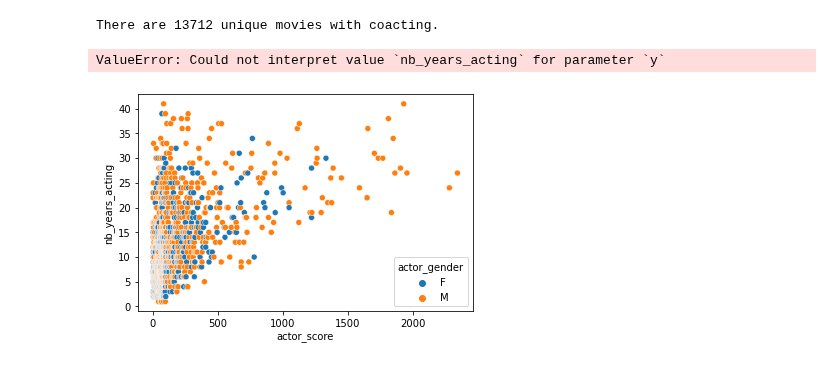
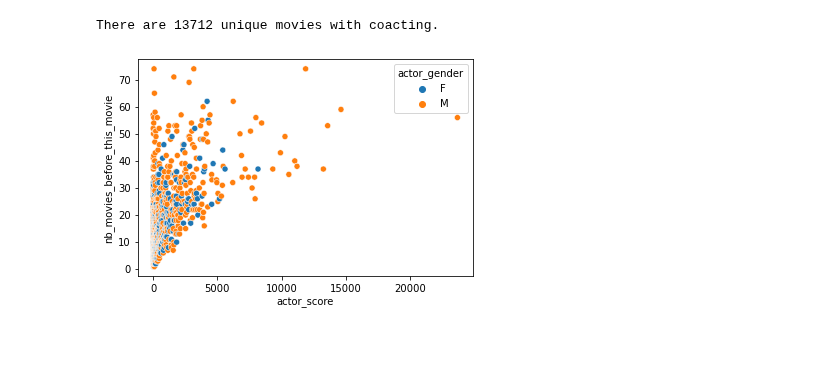
Before and after one commit to epfl-ada/ada-2022-project-dadalife, a Jupyter notebook: movies_has_a_revelation.ipynb, the cells around one changed output. Drawn from its saved outputs; the diff is of its cells as text; code cells hidden in the pictures.

```diff
--- a/movies_has_a_revelation.ipynb
+++ b/movies_has_a_revelation.ipynb
@@ -228 +155,23 @@ df_numbers[df_numbers['actor_name']=='Alan Alda']
+# %%
+year = range(1980, 2013)
+list_nb_movies_at_year = dict()
+for y in year:
+    filter_conditions = (
+        (map_nb_movies_per_year['m_release_year'] < y)
+    )
+    list_nb_movies = map_nb_movies_per_year.loc[filter_conditions]
+    list_nb_movies = list_nb_movies.groupby('actor_name')['wikipedia_m_ID'].sum()
+    list_nb_movies_at_year.update({y: list_nb_movies})
+# %%
+def get_nb_movies_each_year(row):
+    release_year = row['m_release_date'].year
+    actor_name = row['actor_name']
+    try:
+        df_tmp = list_nb_movies_at_year[release_year]
+        nb_movies = df_tmp[actor_name]
+        return nb_movies
+    except:
+        return 0
+# %%
+df_chars_numbers['nb_movies_before_this_movie'] = df_chars_numbers.apply(lambda row: get_nb_movies_each_year(row), axis=1)
 # %% [markdown]
@@ -263,20 +212,15 @@ print("There are {} unique movies with coacting.".format(nb_unique_movies))
 There are 13712 unique movies with coacting.
 # %%
 def get_movie_actor_score(row):
-    release_date = row['m_release_date'].year
-    val = row[str(release_date-1)]
+    val = row[str(row['m_release_year']-1)]
     if val > 0:
         return val
     else:
         return 0
 # %%
 df_chars_numbers['actor_score'] = df_chars_numbers.apply(lambda row: get_movie_actor_score(row), axis=1)
-# %%
-sns.scatterplot(data = df_chars_numbers[df_chars_numbers['actor_score']>0], y='nb_years_acting', x='actor_score');
-# %% [output]
-ValueError: Could not interpret value `nb_years_acting` for parameter `y`
 # %%
-sns.scatterplot(data = df_chars_numbers.loc[(df_chars_numbers['actor_score']>0)].sort_values('actor_score').drop_duplicates('actor_name', keep='last'), y='nb_years_acting', x='actor_score', hue="actor_gender");
+sns.scatterplot(data = df_chars_numbers.loc[(df_chars_numbers['actor_score']>0)].sort_values('actor_score').drop_duplicates('actor_name', keep='last'), y='nb_movies_before_this_movie', x='actor_score', hue="actor_gender");
 # %% [output]
-[figure, old version]
+[figure, new version]
 # %%
```
Also changed, not shown: parts of 138 cells of this notebook, 3 other files.
